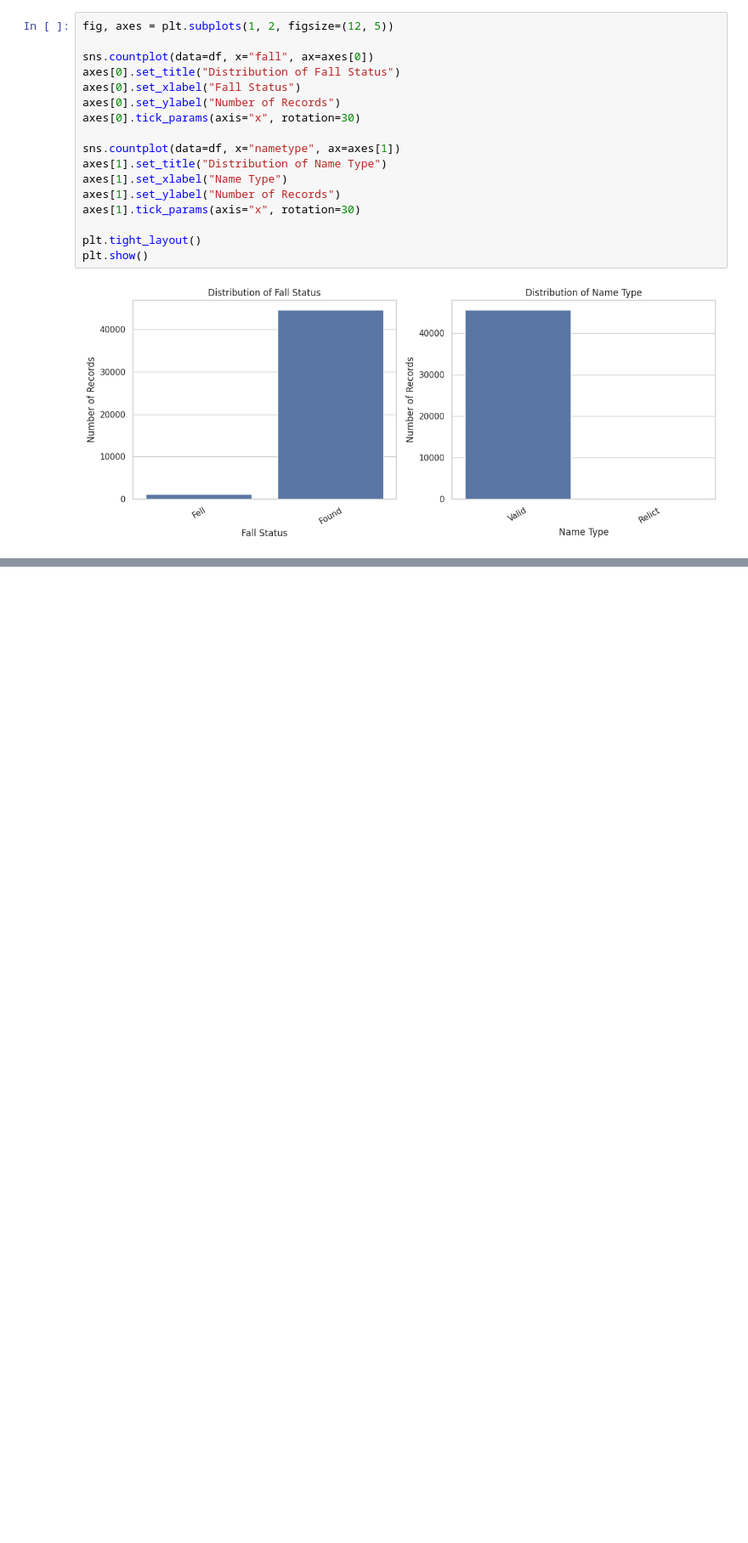
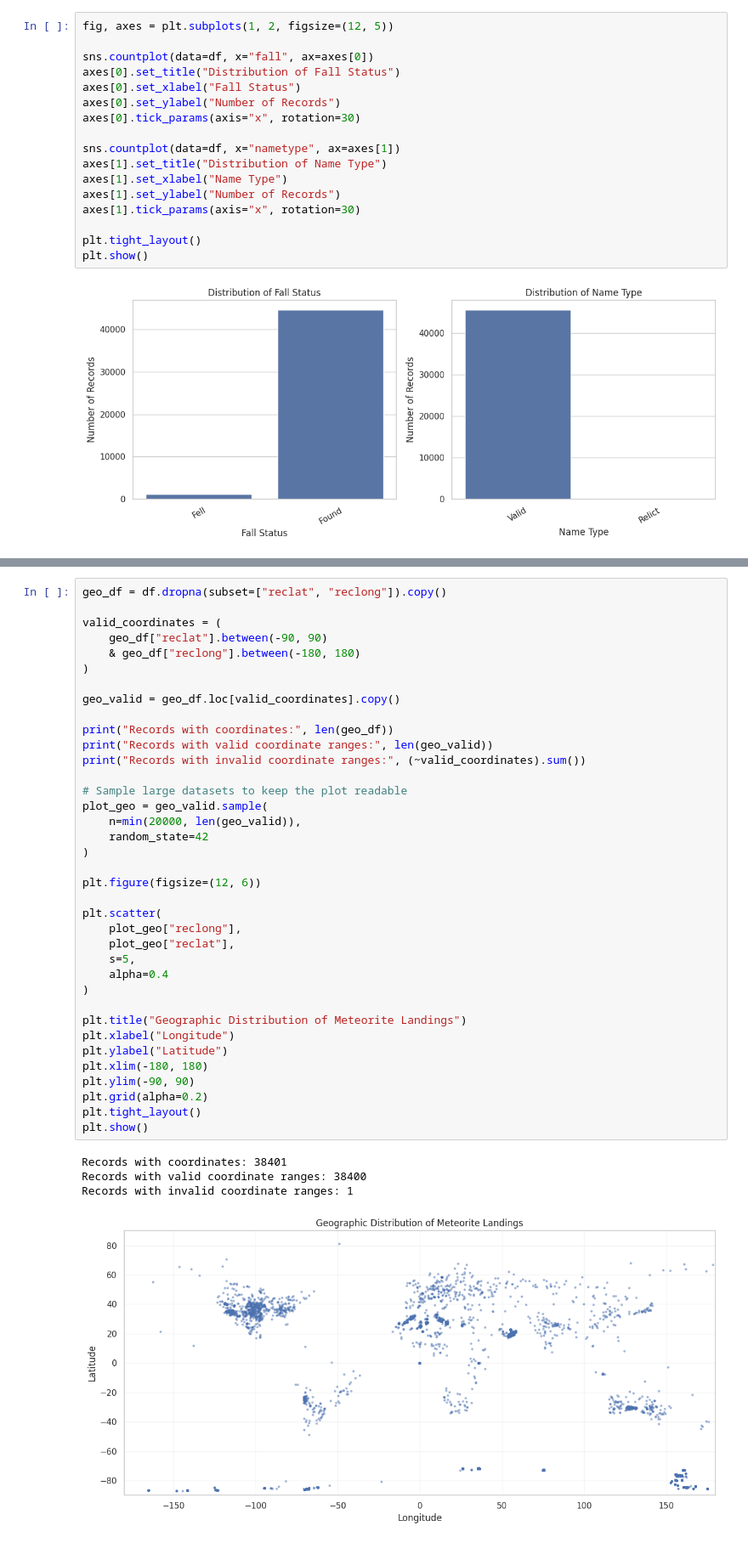
Before and after one commit to manaswiniyoshitha2006-netizen/ML-Evaluation, a Jupyter notebook: notebooks/clustering.ipynb, the cells around one changed output, grey strips where cells are left out. Shown at 85% size. Cells and saved outputs as stored; diff of their text form; blank space fills up the shorter version.

Commit message:
Added geographic exploratory data analysis

```diff
--- a/notebooks/clustering.ipynb
+++ b/notebooks/clustering.ipynb
@@ -861,0 +871,42 @@ plt.show()
+# %%
+geo_df = df.dropna(subset=["reclat", "reclong"]).copy()
+
+valid_coordinates = (
+    geo_df["reclat"].between(-90, 90)
+    & geo_df["reclong"].between(-180, 180)
+)
+
+geo_valid = geo_df.loc[valid_coordinates].copy()
+
+print("Records with coordinates:", len(geo_df))
+print("Records with valid coordinate ranges:", len(geo_valid))
+print("Records with invalid coordinate ranges:", (~valid_coordinates).sum())
+
+# Sample large datasets to keep the plot readable
+plot_geo = geo_valid.sample(
+    n=min(20000, len(geo_valid)),
+    random_state=42
+)
+
+plt.figure(figsize=(12, 6))
+
+plt.scatter(
+    plot_geo["reclong"],
+    plot_geo["reclat"],
+    s=5,
+    alpha=0.4
+)
+
+plt.title("Geographic Distribution of Meteorite Landings")
+plt.xlabel("Longitude")
+plt.ylabel("Latitude")
+plt.xlim(-180, 180)
+plt.ylim(-90, 90)
+plt.grid(alpha=0.2)
+plt.tight_layout()
+plt.show()
+# %% [output]
+Records with coordinates: 38401
+Records with valid coordinate ranges: 38400
+Records with invalid coordinate ranges: 1
+[figure, added]
```
Also changed, not shown: parts of 3 cells of this notebook.
